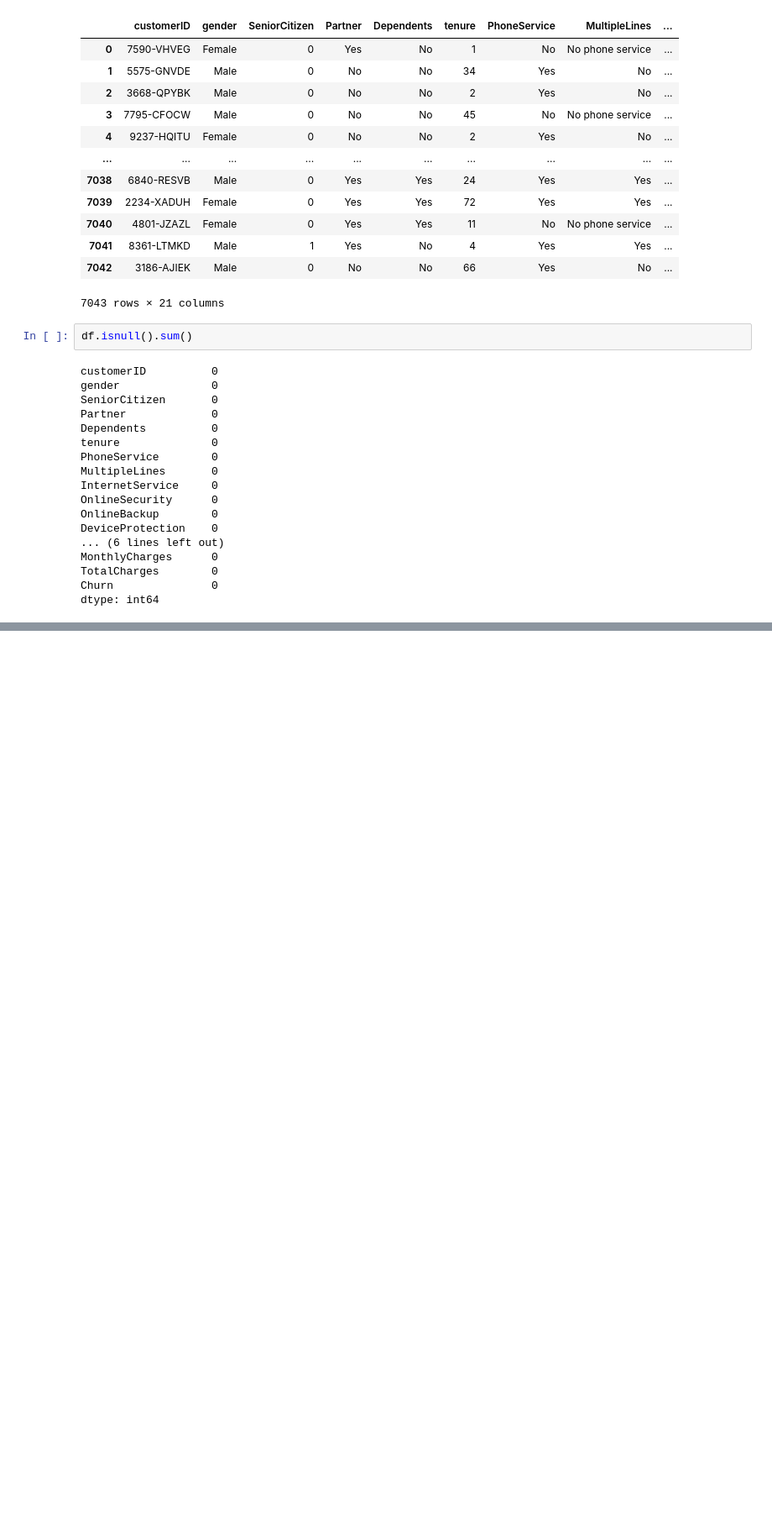
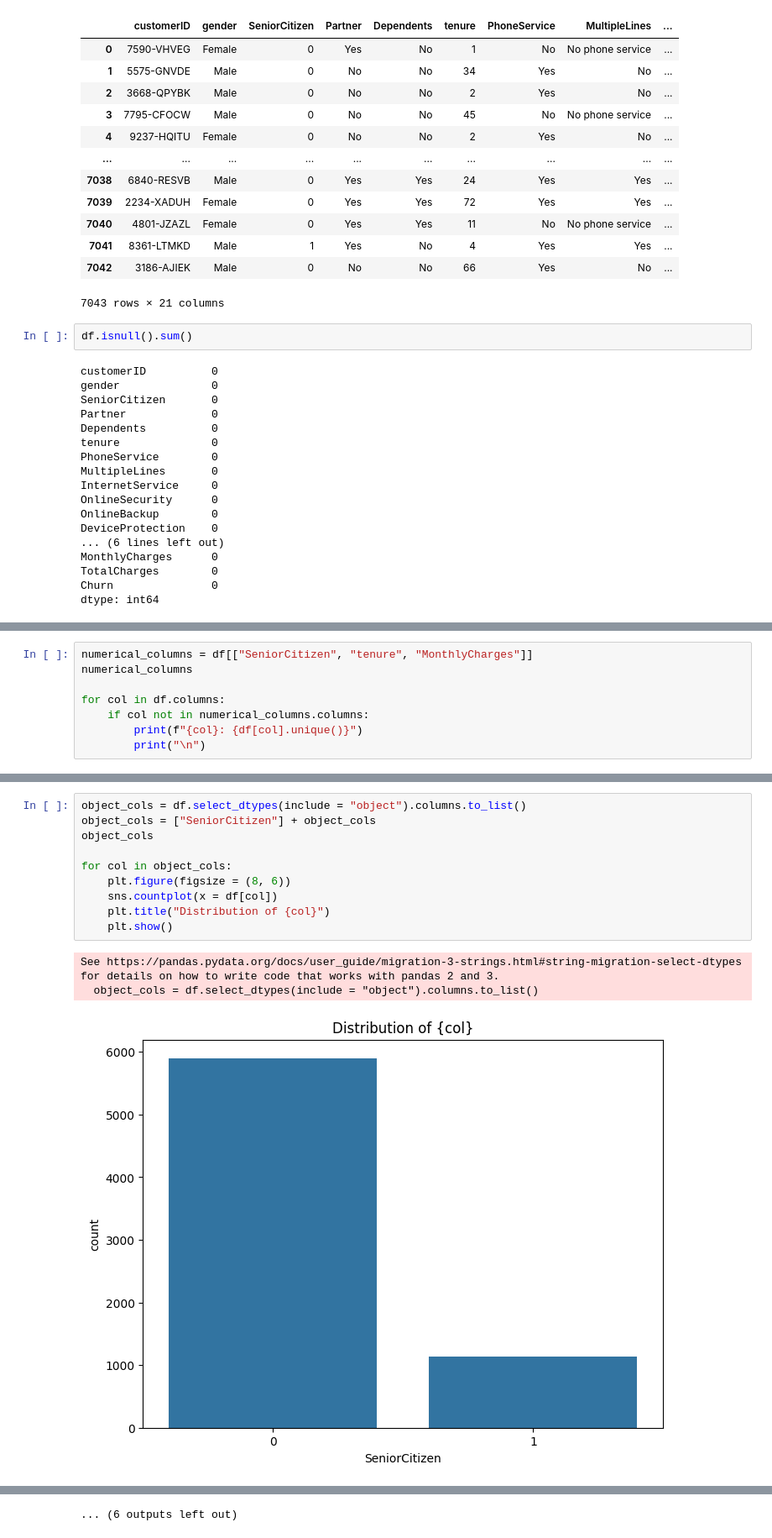
Before and after one commit to CreeperSama/Customer_Churn_Prediction, a Jupyter notebook: notebook/customer_churn.ipynb, the cells around one changed output, grey strips where cells are left out. Shown at 84% size. Cells and saved outputs as stored; diff of their text form; blank space fills up the shorter version.

```diff
--- a/notebook/customer_churn.ipynb
+++ b/notebook/customer_churn.ipynb
@@ -50,0 +71,8 @@ dtype: int64
+# %%
+numerical_columns = df[["SeniorCitizen", "tenure", "MonthlyCharges"]]
+numerical_columns
+
+for col in df.columns:
+    if col not in numerical_columns.columns:
+        print(f"{col}: {df[col].unique()}")
+        print("\n")
@@ -50,0 +194,14 @@ dtype: int64
+# %%
+object_cols = df.select_dtypes(include = "object").columns.to_list()
+object_cols = ["SeniorCitizen"] + object_cols
+object_cols
+
+for col in object_cols:
+    plt.figure(figsize = (8, 6))
+    sns.countplot(x = df[col])
+    plt.title("Distribution of {col}")
+    plt.show()
+# %% [output]
+See https://pandas.pydata.org/docs/user_guide/migration-3-strings.html#string-migration-select-dtypes for details on how to write code that works with pandas 2 and 3.
+  object_cols = df.select_dtypes(include = "object").columns.to_list()
+[figure, added]
@@ -50,0 +218 @@ dtype: int64
+... (6 outputs left out)
```
Also changed, not shown: parts of 27 cells of this notebook, 2 other files.
